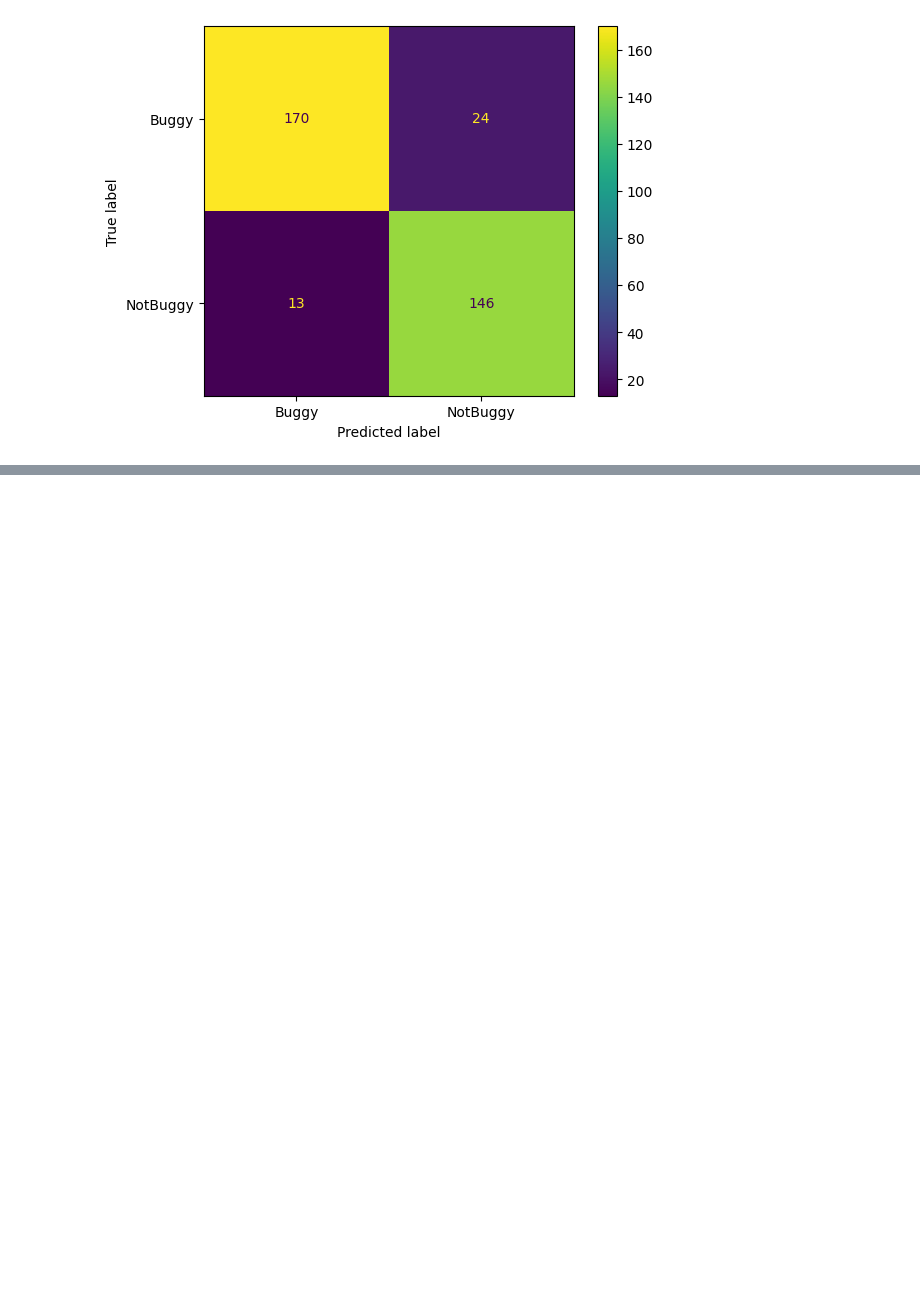
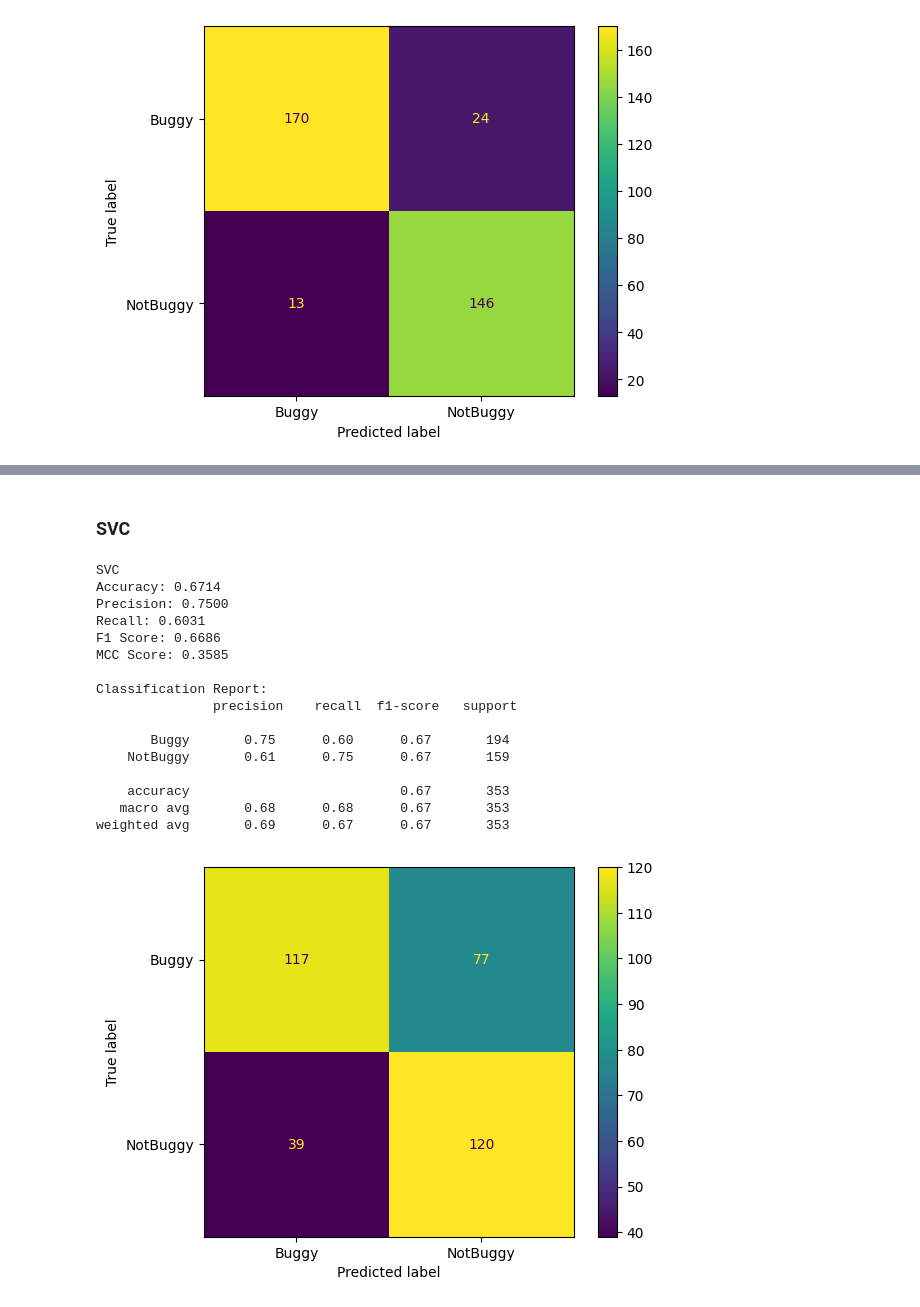
Before and after one commit to SQMLab/Tangled, a Jupyter notebook: RQ3.ipynb, the cells around one changed output, grey strips where cells are left out. Drawn from its saved outputs; the diff is of its cells as text; code cells hidden in the pictures; blank space fills up the shorter version.

```diff
--- a/RQ3.ipynb
+++ b/RQ3.ipynb
@@ -616,0 +476,22 @@ weighted avg       0.91      0.91      0.91      1764
+# %% [markdown]
+### SVC
+# %%
+train_test(SVC(random_state=random_seed), "./data/Embeddings/CodeBERTMsgDiff.csv")
+# %% [output]
+SVC
+Accuracy: 0.6714
+Precision: 0.7500
+Recall: 0.6031
+F1 Score: 0.6686
+MCC Score: 0.3585
+
+Classification Report:
+               precision    recall  f1-score   support
+
+       Buggy       0.75      0.60      0.67       194
+    NotBuggy       0.61      0.75      0.67       159
+
+    accuracy                           0.67       353
+   macro avg       0.68      0.68      0.67       353
+weighted avg       0.69      0.67      0.67       353
+[figure, added]
```
Also changed, not shown: parts of 53 cells of this notebook, 6 other files.
